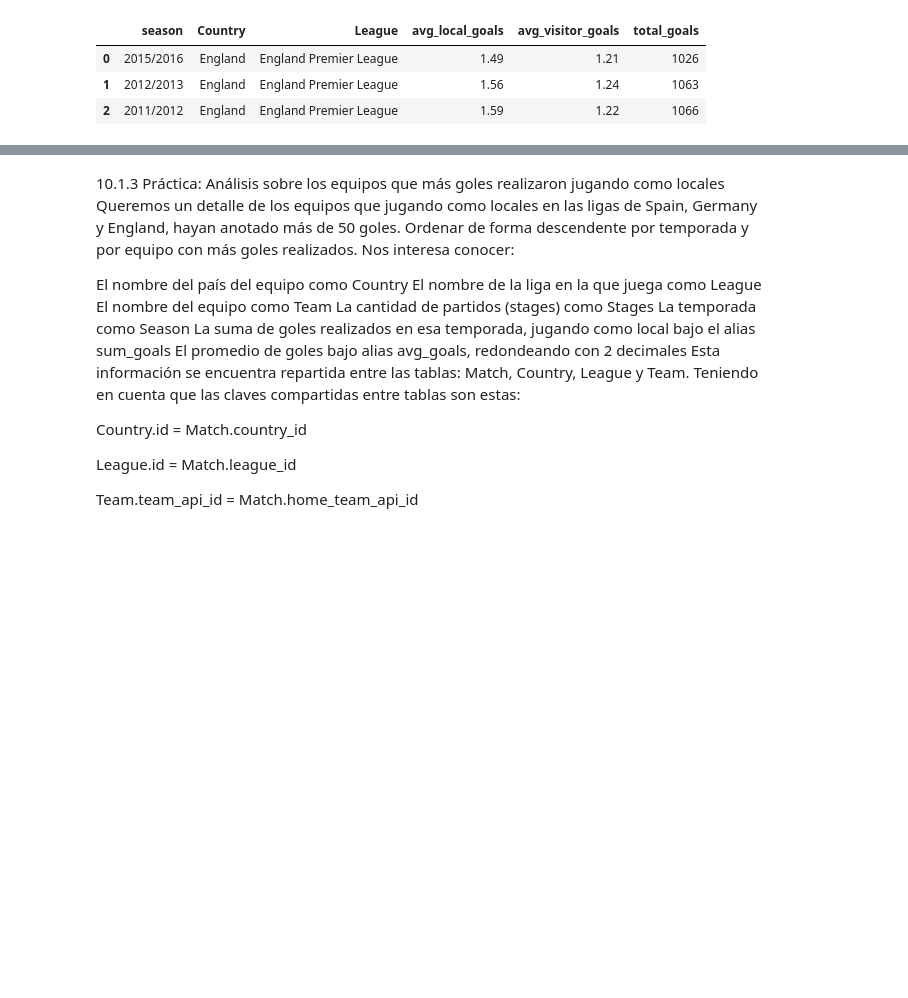
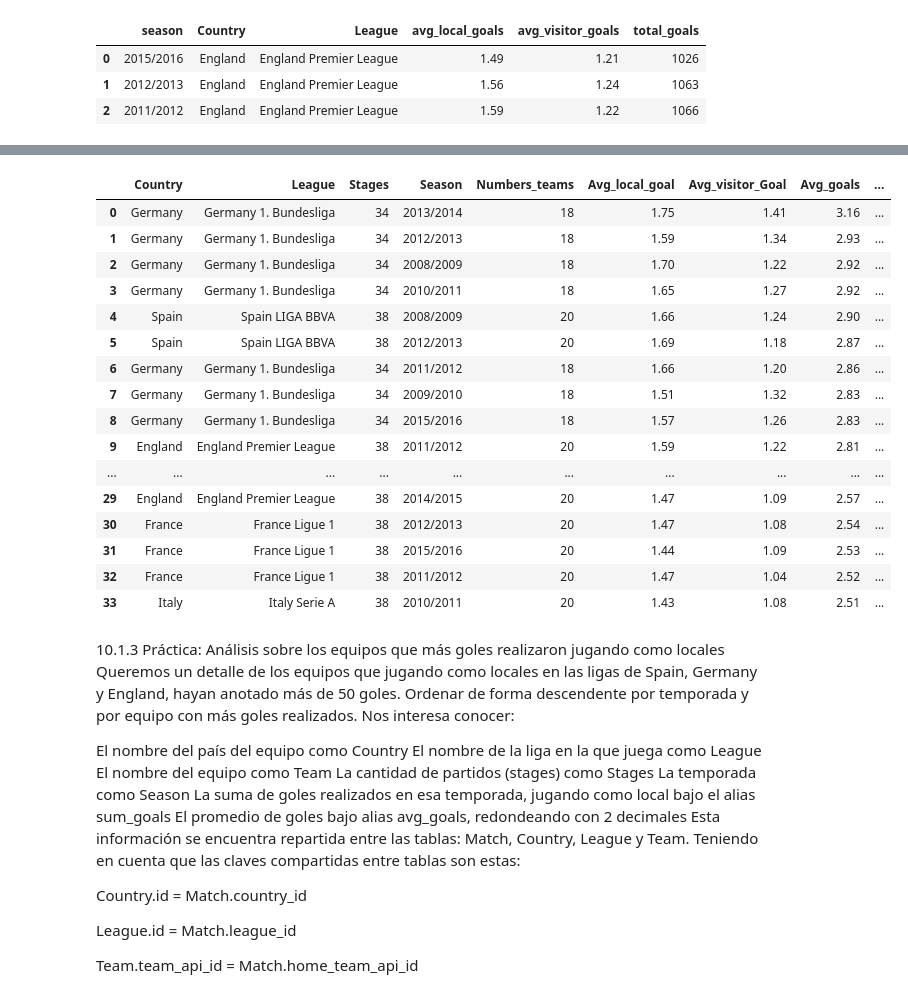
Before and after one commit to JenniferAQuintero/Talento_Tech2024, a Jupyter notebook: Taller_SQL.ipynb, the cells around one changed output, grey strips where cells are left out. Cells and saved outputs as stored; diff of their text form; code cells hidden in the pictures; blank space fills up the shorter version.

```diff
--- a/Taller_SQL.ipynb
+++ b/Taller_SQL.ipynb
@@ -988,3 +1400,45 @@ leages_by_season
+# %%
+query = """SELECT
+              Country.name AS Country,
+              League.name AS League,
+              COUNT(DISTINCT Match.stage) AS Stages,
+              Match.season AS Season,
+              COUNT(DISTINCT Team.team_long_name) AS Numbers_teams,
+              ROUND(AVG(Match.home_team_goal),2) AS Avg_local_goal,
+              ROUND(AVG(Match.away_team_goal),2) AS Avg_visitor_Goal,
+              ROUND(AVG(Match.home_team_goal + Match.away_team_goal),2) AS Avg_goals,
+              ROUND(AVG(Match.home_team_goal - Match.away_team_goal),2) AS Avg_goal_dif,
+              SUM(Match.home_team_goal+Match.away_team_goal) AS Total_goals
+            FROM Match
+              JOIN Country ON Country.id = Match.country_id
+              JOIN league ON League.id = Match.league_id
+              JOIN team ON Match.home_team_api_id = Team.team_api_id
+            WHERE Country = 'Spain'  OR Country = 'Germany' OR Country = 'France' OR Country = 'Italy' OR Country = 'England'
+            GROUP BY Country, League, Season
+            HAVING Avg_goals > 2.5
+            ORDER BY Avg_goals DESC
+          """
+
+leages_by_season = pd.read_sql(query, conn)
+leages_by_season
+# %% [output]
+|  | Country | League | Stages | Season | Numbers_teams | Avg_local_goal | Avg_visitor_Goal | Avg_goals | ... |
+| 0 | Germany | Germany 1. Bundesliga | 34 | 2013/2014 | 18 | 1.75 | 1.41 | 3.16 | ... |
+| 1 | Germany | Germany 1. Bundesliga | 34 | 2012/2013 | 18 | 1.59 | 1.34 | 2.93 | ... |
+| 2 | Germany | Germany 1. Bundesliga | 34 | 2008/2009 | 18 | 1.70 | 1.22 | 2.92 | ... |
+| 3 | Germany | Germany 1. Bundesliga | 34 | 2010/2011 | 18 | 1.65 | 1.27 | 2.92 | ... |
+| 4 | Spain | Spain LIGA BBVA | 38 | 2008/2009 | 20 | 1.66 | 1.24 | 2.90 | ... |
+| 5 | Spain | Spain LIGA BBVA | 38 | 2012/2013 | 20 | 1.69 | 1.18 | 2.87 | ... |
+| 6 | Germany | Germany 1. Bundesliga | 34 | 2011/2012 | 18 | 1.66 | 1.20 | 2.86 | ... |
+| 7 | Germany | Germany 1. Bundesliga | 34 | 2009/2010 | 18 | 1.51 | 1.32 | 2.83 | ... |
+| 8 | Germany | Germany 1. Bundesliga | 34 | 2015/2016 | 18 | 1.57 | 1.26 | 2.83 | ... |
+| 9 | England | England Premier League | 38 | 2011/2012 | 20 | 1.59 | 1.22 | 2.81 | ... |
+| ... | ... | ... | ... | ... | ... | ... | ... | ... | ... |
+| 29 | England | England Premier League | 38 | 2014/2015 | 20 | 1.47 | 1.09 | 2.57 | ... |
+| 30 | France | France Ligue 1 | 38 | 2012/2013 | 20 | 1.47 | 1.08 | 2.54 | ... |
+| 31 | France | France Ligue 1 | 38 | 2015/2016 | 20 | 1.44 | 1.09 | 2.53 | ... |
+| 32 | France | France Ligue 1 | 38 | 2011/2012 | 20 | 1.47 | 1.04 | 2.52 | ... |
+| 33 | Italy | Italy Serie A | 38 | 2010/2011 | 20 | 1.43 | 1.08 | 2.51 | ... |
 # %% [markdown]
 10.1.3 Práctica: Análisis sobre los equipos que más goles realizaron jugando como locales
 Queremos un detalle de los equipos que jugando como locales en las ligas de Spain, Germany y England, hayan anotado más de 50 goles. Ordenar de forma descendente por temporada y por equipo con más goles realizados. Nos interesa conocer:
```
Also changed, not shown: parts of 74 cells of this notebook.
